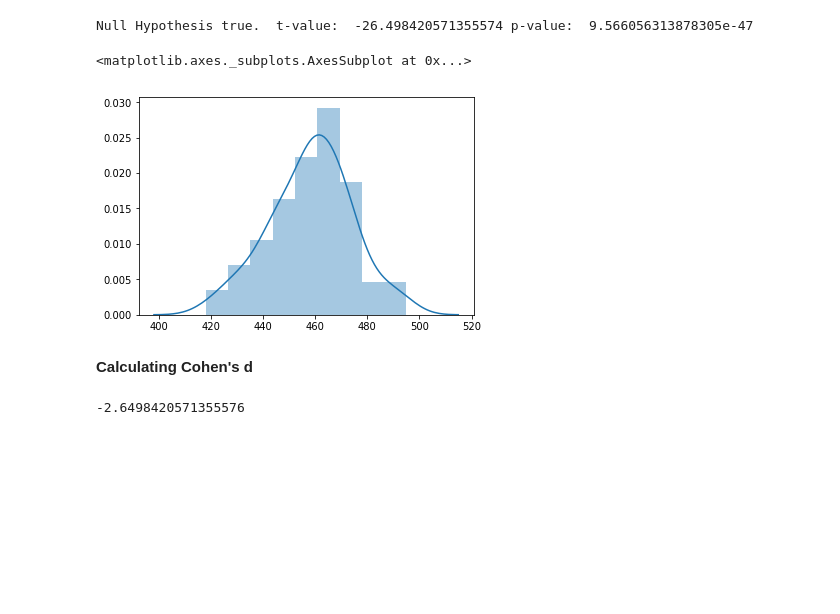
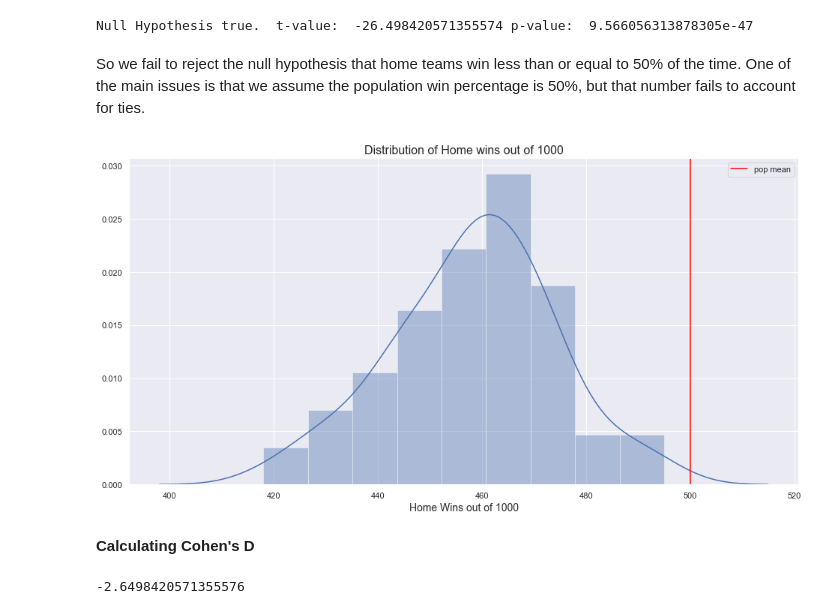
Before and after one commit to mandoiwanaga/pitch_ds_football_analytics, a Jupyter notebook: data/hypothesis_one.ipynb, the cells around one changed output. Cells and saved outputs as stored; diff of their text form; code cells hidden in the pictures; blank space fills up the shorter version.

```diff
--- a/data/hypothesis_one.ipynb
+++ b/data/hypothesis_one.ipynb
@@ -93,7 +93,8 @@ soccer.head().T
 | away_team_goal | 1 | 0 | 3 | 0 | 3 |
 | home_team_wins | 0 | 0 | 0 | 0 | 0 |
 # %%
-soccer.loc[soccer['home_team_goal'] > soccer['away_team_goal'], ['home_team_wins']] = 1
+soccer.loc[soccer['home_team_goal'] > soccer['away_team_goal'],
+           ['home_team_wins']] = 1
 # %%
 soccer.head().T
 # %% [output]
@@ -136,7 +138,8 @@ sample_wins_trial
 np.random.seed(123)
 sample_wins = []
 for _ in range(trials):
-    sample_wins.append(np.sum(np.random.choice(soccer['home_team_wins'], size=sample_size, replace=False)))
+    sample_wins.append(np.sum(np.random.choice(soccer['home_team_wins'],
+                                           size=sample_size, replace=False)))
 # %%
 sample_wins[:10]
 # %% [output]
@@ -180,10 +153,17 @@ one_sample_ttest(sample_wins, population_mean, alpha=alpha)
 # %% [output]
 Null Hypothesis true.  t-value:  -26.498420571355574 p-value:  9.566056313878305e-47
-# %%
-sns.distplot(sample_wins)
-# %% [output]
-<matplotlib.axes._subplots.AxesSubplot at 0x...>
-[figure, removed]
+# %% [markdown]
+So we fail to reject the null hypothesis that home teams win less than or equal to 50% of the time. One of the main issues is that we assume the population win percentage is 50%, but that number fails to account for ties.
+# %%
+sns.set(rc={'figure.figsize':(16,8)})
+sns.distplot(sample_wins)
+plt.axvline(x=population_mean, color='red', label='pop mean')
+plt.title('Distribution of Home wins out of ' + str(sample_size), fontsize=16)
+plt.xlabel('Home Wins out of ' + str(sample_size), fontsize=14)
+plt.legend()
+plt.show()
+# %% [output]
+[figure, added]
 # %% [markdown]
-**Calculating Cohen's d**
+**Calculating Cohen's D**
 # %%
```
Also changed, not shown: parts of 6 cells of this notebook, 1 other file.
